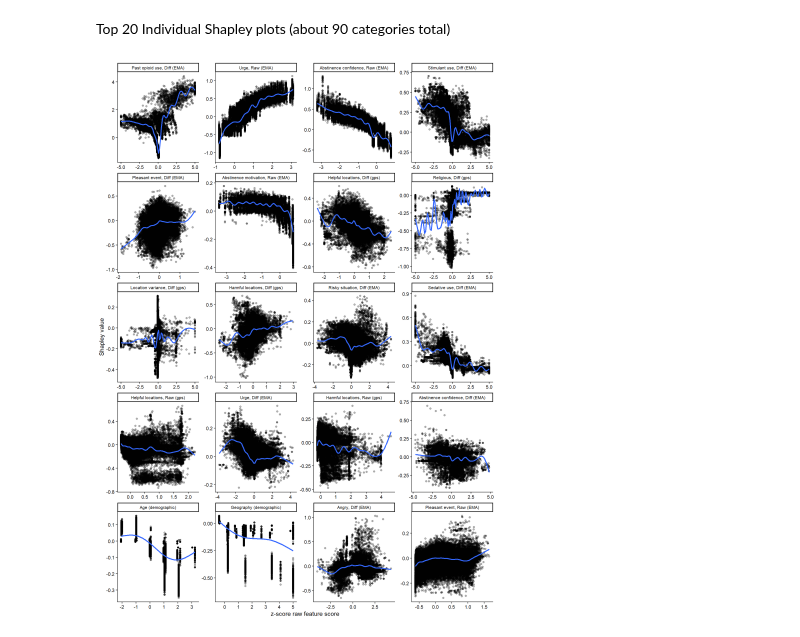
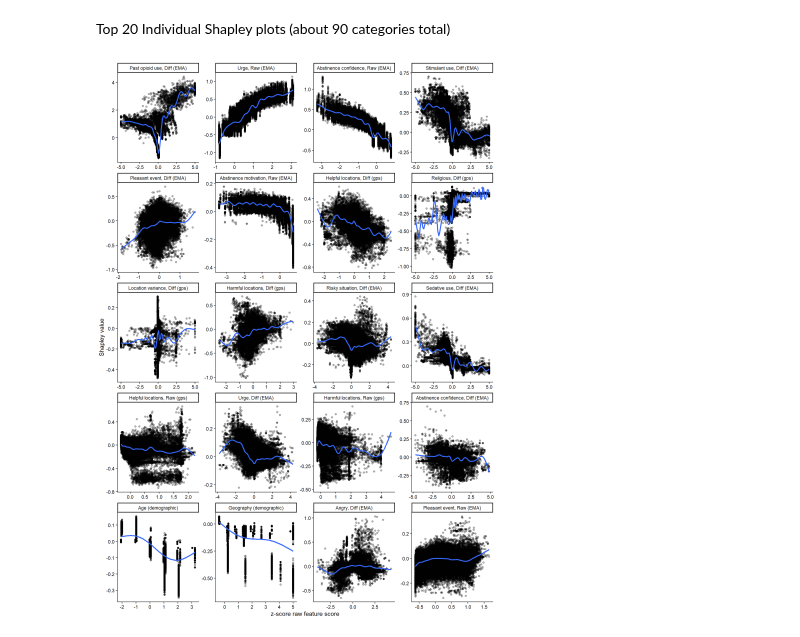
Before and after one commit to jjcurtin/study_risk2, a Jupyter notebook: _manuscript/notebooks/mak_figures.embed.ipynb, the cells around one changed output. Cells and saved outputs as stored; diff of their text form; code cells hidden in the pictures.

```diff
--- a/_manuscript/notebooks/mak_figures.embed.ipynb
+++ b/_manuscript/notebooks/mak_figures.embed.ipynb
@@ -251,37 +251,34 @@ dem_vars <- c("Age (demographic)", "Geography (demographic)")
 rel <- "Religious, Diff (gps)"
 
 shaps|>
   filter(variable_grp %in% shap_levels) |>
   mutate(variable_grp = factor(variable_grp, levels = shap_levels)) |>
   ggplot(aes(x = rfvalue, y = value)) +
   geom_point(alpha = .3) +
   geom_smooth(data = ~ dplyr::filter(.x, !variable_grp %in% c(dem_vars, rel)),
               method = "gam",
               formula = y ~ s(x, k = 20),
               method.args = list(method = "REML"),
               se = FALSE) +
   geom_smooth(data = ~ dplyr::filter(.x, variable_grp %in% dem_vars),
               method = "gam",
               formula = y ~ s(x, k = 4),
               method.args = list(method = "REML"),
               se = FALSE) +
   geom_smooth(data = ~ dplyr::filter(.x, variable_grp %in% rel),
               method = "gam",
-              formula = y ~ s(x, k = 40),
+              formula = y ~ s(x, k = 50),
               method.args = list(method = "REML"),
               se = FALSE) +
   facet_wrap(~ variable_grp, scales = "free", ncol = 4) +
   labs(
     title = NULL,
     x = "z-score raw feature score",
     y = "Shapley value"
   ) +
-  theme_classic() +
-  theme(
-    strip.text = element_text(size = 8),
-    plot.title = element_text(size = 14, face = "bold")
-  )
+  theme_classic()
+ # theme_classic(base_size = 18)
 
 # knitr::include_graphics(path = here::here("figures/shapley_local.png"), error = FALSE)
 # %% [output]
-[figure, old version]
+[figure, new version]
```
Also changed, not shown: parts of 1 cell of this notebook, 30 other files.
